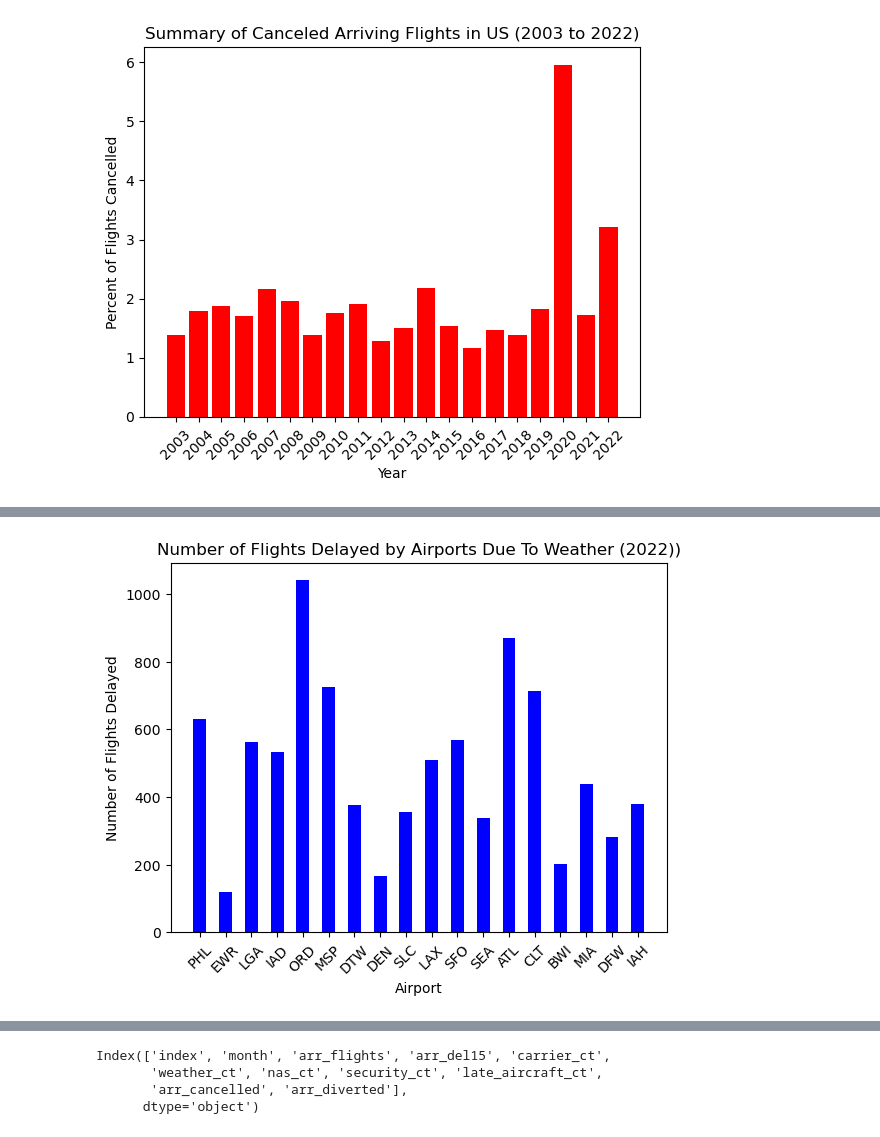
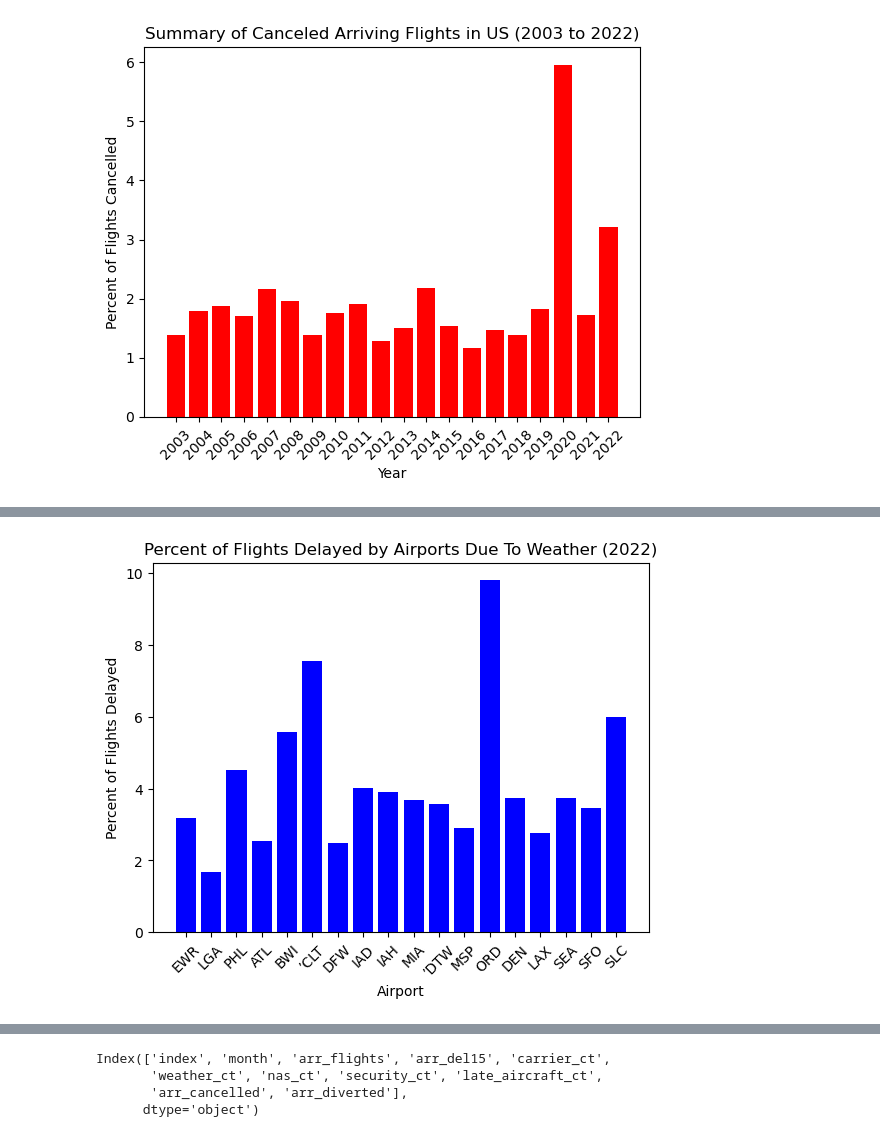
Before and after one commit to Tawn-Scotton/Team_3_Project_1, a Jupyter notebook: ProjectAirlineDelay.ipynb, the cells around one changed output, grey strips where cells are left out. Drawn from its saved outputs; the diff is of its cells as text; code cells hidden in the pictures.

```diff
--- a/ProjectAirlineDelay.ipynb
+++ b/ProjectAirlineDelay.ipynb
@@ -306,22 +581,27 @@ df3_AirportDelay_2022_Percent.groupby("airport").sum()
 # %%
-# Bar chart of the Percent Diverted column
-Select_Airports_Strings = ['PHL','EWR','LGA','IAD','ORD','MSP','DTW','DEN','SLC','LAX','SFO','SEA','ATL','CLT','BWI','MIA','DFW','IAH']
+# DO NOT USE
+
+# Bar chart of the Percent Delayed Due to WEather er Airport column
+Select_Airports_Strings = ['EWR','LGA','PHL','ATL','BWI','’CLT','DFW','IAD','IAH','MIA','’DTW','MSP','ORD','DEN','LAX','SEA','SFO','SLC']
 SelectAirports = [(i) for i in Select_Airports_Strings]
 
-hd = df3_AirportDelay_2022_Percent["weather_ct"]
+hd = df3_AirportDelay_2022_Percent["% Delayed d/t Weather"]
 y_axis = np.arange(len(hd))
-plt.bar(SelectAirports,hd,width=0.5, bottom=None, color='b', align='center')
+plt.bar(SelectAirports,hd,width=0.8, bottom=None, color='b', align='center')
 
 
 # Include plot title and axis labels
-plt.title("Number of Flights Delayed by Airports Due To Weather (2022))")
+plt.title("Percent of Flights Delayed by Airports Due To Weather (2022)")
 plt.xlabel("Airport")
-plt.ylabel("Number of Flights Delayed")
+plt.ylabel("Percent of Flights Delayed")
 
 plt.xticks(rotation=45)
 
 plt.show()
 
 # TO BE DISCUSSED AT PRESENTATION.  Graph automatically sets the y-axis
+# INSIGHTS: THe airport with the greatest % of flgihts delayed due to weather may not be the one with the largest # of flights delayed due to weather.
+# This depends on how many total flights fly out of that airport and how many other delays there are for other reasons.
+# We can discuss if the order of th airports is not the same.
 # %% [output]
-[figure, old version]
+[figure, new version]
```
Also changed, not shown: parts of 27 cells of this notebook, 2 other files.
